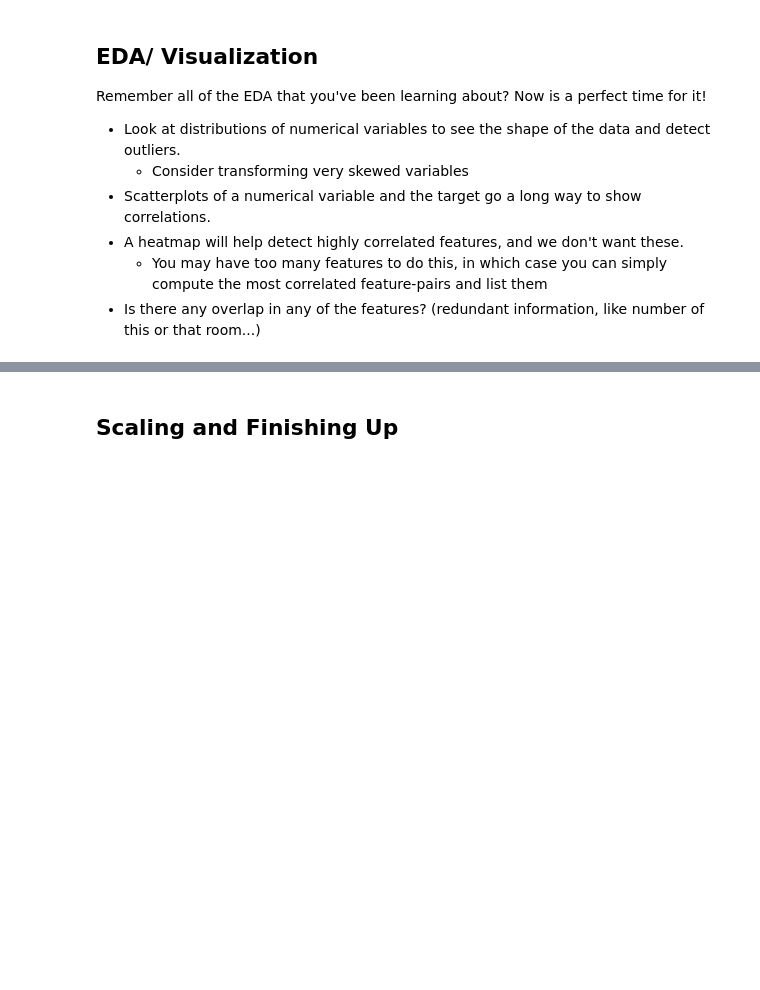
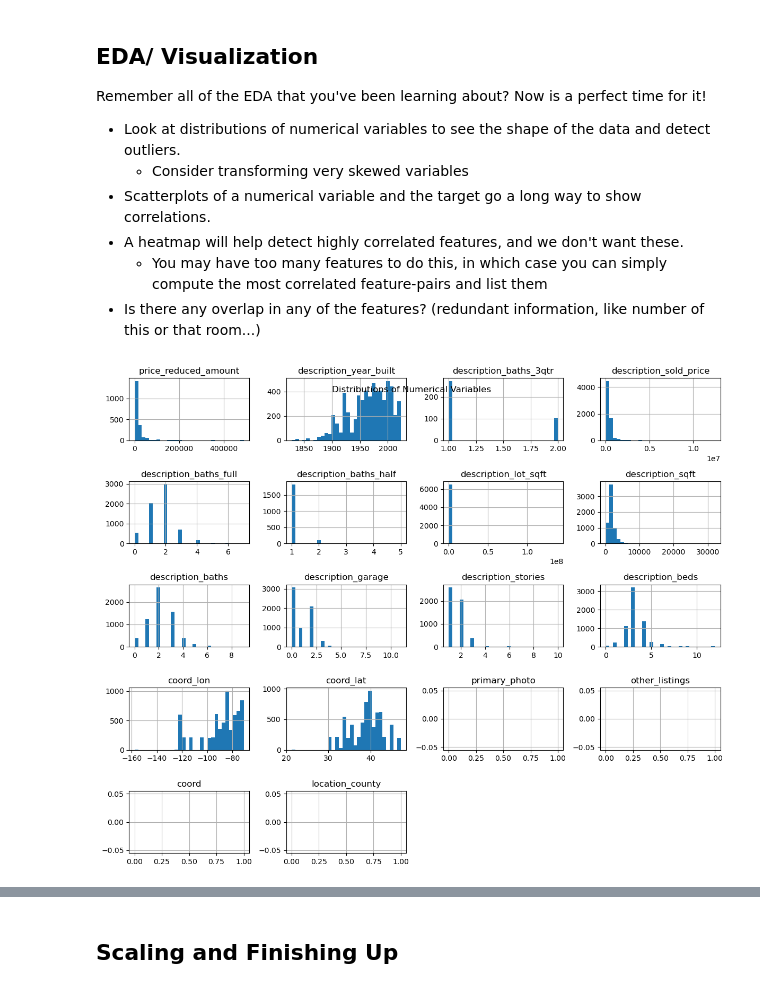
Before and after one commit to rxnu/ds-midterm, a Jupyter notebook: notebooks/EDA.ipynb, the cells around one changed output, grey strips where cells are left out. Saved outputs shown, nothing was run; the diff lists cells and outputs as text; code cells hidden in the pictures; blank space fills up the shorter version.

```diff
--- a/notebooks/EDA.ipynb
+++ b/notebooks/EDA.ipynb
@@ -51,0 +196,4 @@ df.describe(include='all')
+# %%
+# 3.6 drop rows missing location
+df = df.dropna(subset=["coord_lon", "coord_lat"])
+print("Shape after cleaning:", df.shape)
@@ -149,3 +222,27 @@ def flatten_nested_columns(df):
+# %%
+# New tag encoding via your helper function
+from functions_variables import encode_tags
+
+# 4.1 Get a dict of 0/1 flags for every row
+tag_dicts = df["tags"].apply(lambda lst: encode_tags(lst) if isinstance(lst, list) else {})
+
+# 4.2 Build a DataFrame of those flags
+tags_df = (
+    pd.DataFrame(tag_dicts.tolist(), index=df.index)
+      .fillna(0)
+      .astype(int)
+)
+
+# 4.3 Join back and drop the list column
+df = pd.concat([df, tags_df], axis=1).drop(columns=["tags"])
+print("After encode_tags, shape:", df.shape)
+
+# 4.4 Prune any tag that appears in <1% of homes
+tag_cols = [c for c in tags_df.columns]  # these are all your tag_* columns
+threshold = 0.01 * len(df)
+rare = [c for c in tag_cols if df[c].sum() < threshold]
+df = df.drop(columns=rare)
+print(f"Dropped {len(rare)} rare tags; {len(tag_cols)-len(rare)} remain.")
 # %% [markdown]
 ### Dealing with Cities
 # %% [markdown]
@@ -184,0 +324,17 @@ Remember all of the EDA that you've been learning about?  Now is a perfect time
+# %%
+# perform EDA here
+
+import matplotlib.pyplot as plt
+import numpy as np
+
+
+# 1.1 Grab all numeric columns (including our target)
+num_cols = df.select_dtypes(include=[np.number]).columns.tolist()
+
+# 1.2 Plot histograms
+df[num_cols].hist(bins=30, figsize=(12, 10))
+plt.suptitle("Distributions of Numerical Variables", y=0.92)
+plt.tight_layout()
+plt.show()
+# %% [output]
+[figure, added]
```
Also changed, not shown: parts of 36 cells of this notebook.
